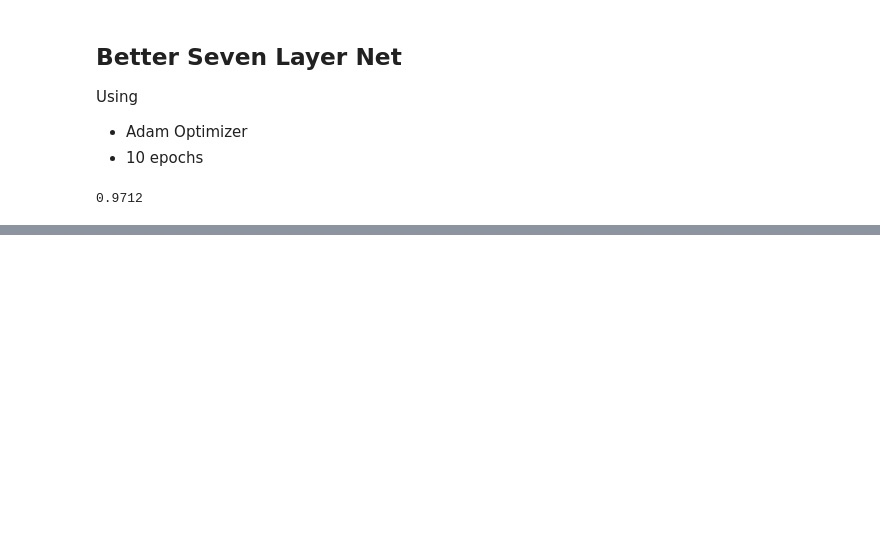
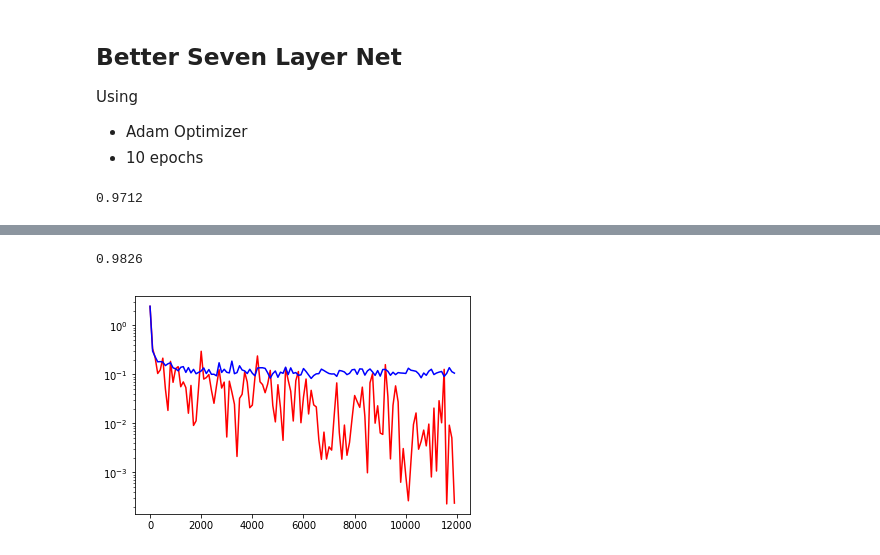
Before and after one commit to takaiwai/deep-learning-for-art-and-design, a Jupyter notebook: 08_5_deeper_network.ipynb, the cells around one changed output, grey strips where cells are left out. Drawn from its saved outputs; the diff is of its cells as text; code cells hidden in the pictures; blank space fills up the shorter version.

Commit message:
Add overfitting network

```diff
--- a/08_5_deeper_network.ipynb
+++ b/08_5_deeper_network.ipynb
@@ -68,0 +77,12 @@ plt.show()
+# %%
+overfitting = pickle.load(open('code/08_techniques/08_5_deeper_net/overfitting_log.pkl', "rb"))
+print(overfitting["accuracy_test"][-1])
+# %% [output]
+0.9826
+# %%
+plt.plot(overfitting['loss_train_itr'], overfitting['loss_train'], 'r')
+plt.plot(overfitting['loss_test_itr'], overfitting['loss_test'], 'b')
+plt.yscale('log')
+plt.show()
+# %% [output]
+[figure, added]
```
Also changed, not shown: parts of 2 cells of this notebook, 1 other file.
